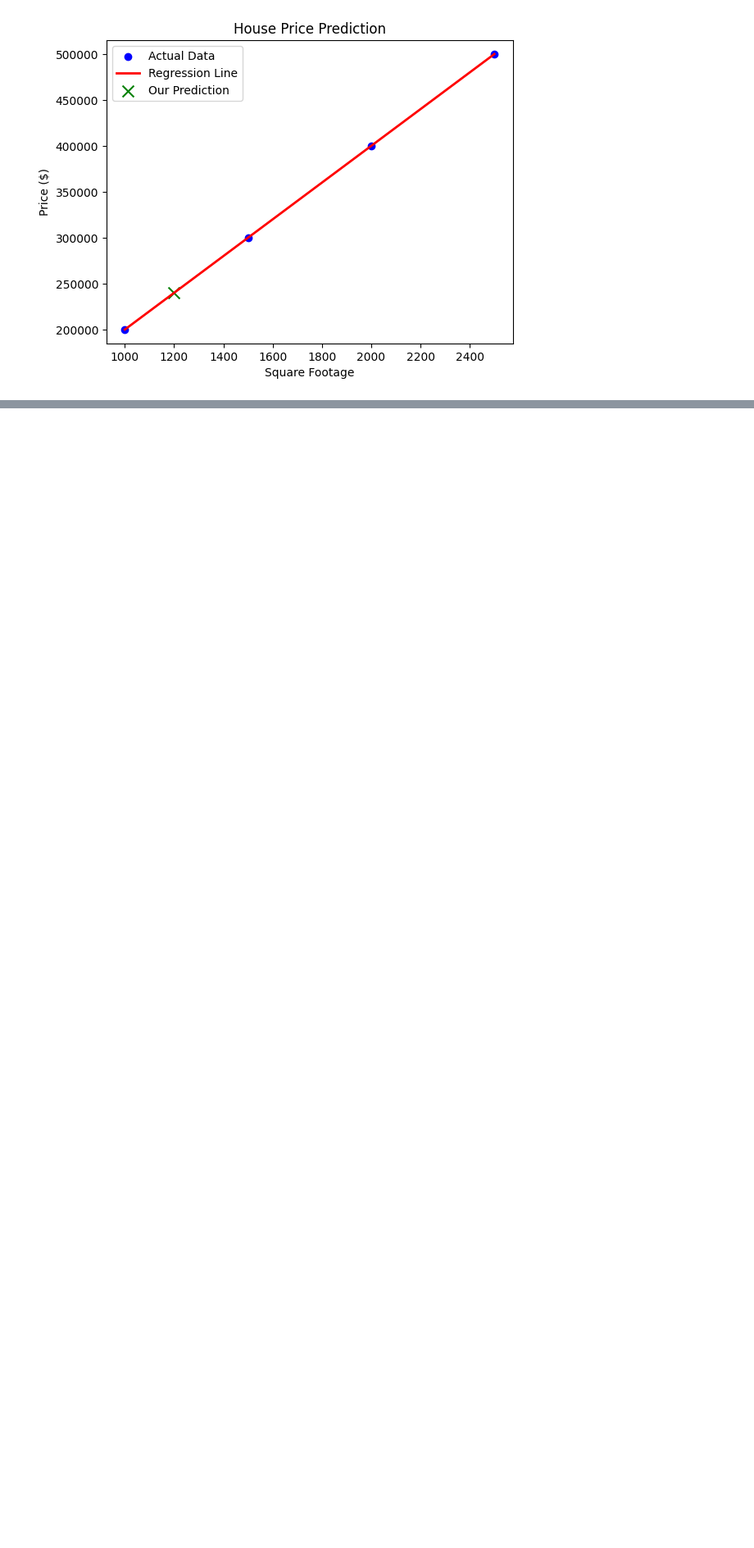
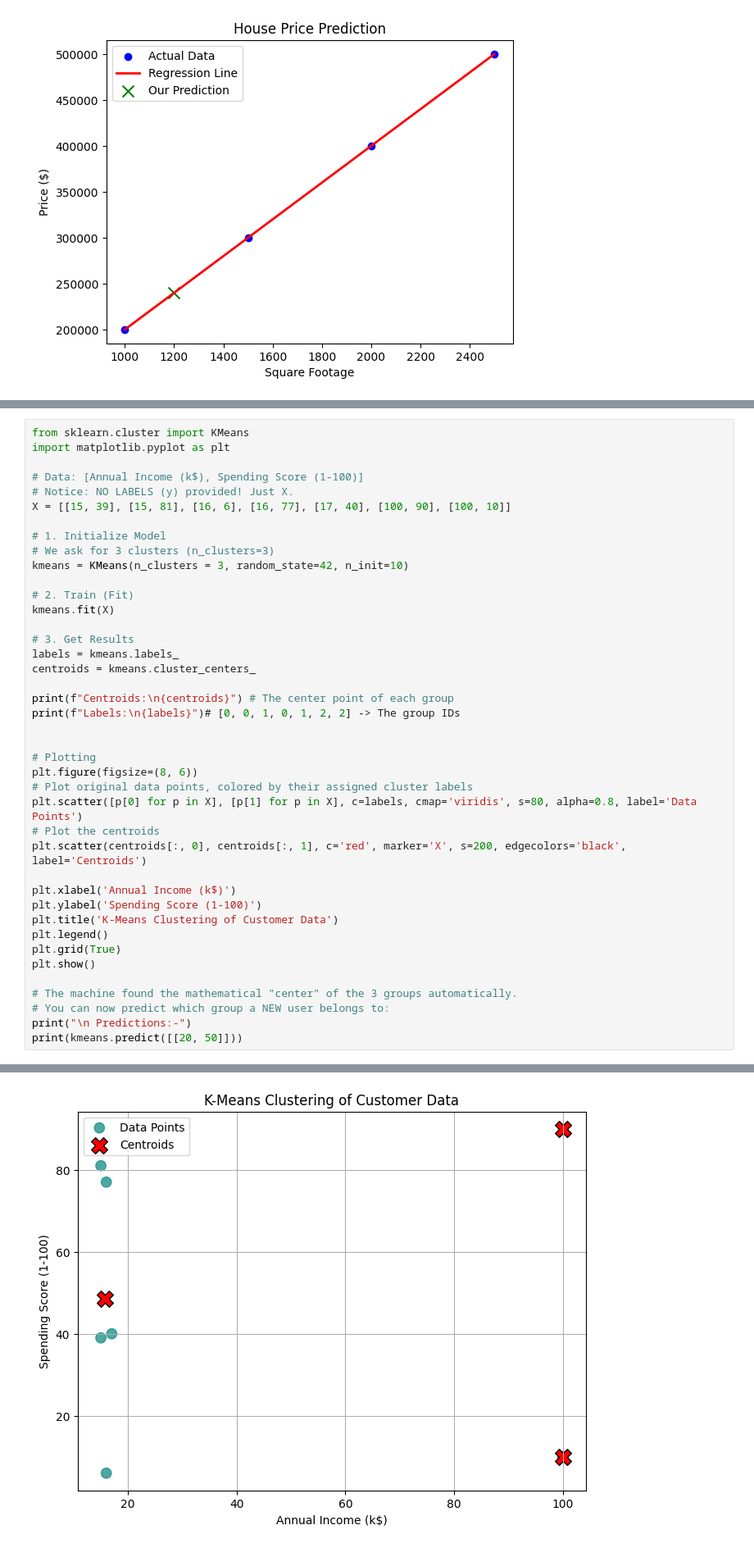
Before and after one commit to Aerospace-prog/ML-Engineer-Notes, a Jupyter notebook: ML_Engineer_Roadmap_Notes.ipynb, the cells around one changed output, grey strips where cells are left out. Shown at 82% size. Cells and saved outputs as stored; diff of their text form; blank space fills up the shorter version.

```diff
--- a/ML_Engineer_Roadmap_Notes.ipynb
+++ b/ML_Engineer_Roadmap_Notes.ipynb
@@ -204,0 +318,42 @@ plt.show()
+# %%
+from sklearn.cluster import KMeans
+import matplotlib.pyplot as plt
+
+# Data: [Annual Income (k$), Spending Score (1-100)]
+# Notice: NO LABELS (y) provided! Just X.
+X = [[15, 39], [15, 81], [16, 6], [16, 77], [17, 40], [100, 90], [100, 10]]
+
+# 1. Initialize Model
+# We ask for 3 clusters (n_clusters=3)
+kmeans = KMeans(n_clusters = 3, random_state=42, n_init=10)
+
+# 2. Train (Fit)
+kmeans.fit(X)
+
+# 3. Get Results
+labels = kmeans.labels_
+centroids = kmeans.cluster_centers_
+
+print(f"Centroids:\n{centroids}") # The center point of each group
+print(f"Labels:\n{labels}")# [0, 0, 1, 0, 1, 2, 2] -> The group IDs
+
+
+# Plotting
+plt.figure(figsize=(8, 6))
+# Plot original data points, colored by their assigned cluster labels
+plt.scatter([p[0] for p in X], [p[1] for p in X], c=labels, cmap='viridis', s=80, alpha=0.8, label='Data Points')
+# Plot the centroids
+plt.scatter(centroids[:, 0], centroids[:, 1], c='red', marker='X', s=200, edgecolors='black', label='Centroids')
+
+plt.xlabel('Annual Income (k$)')
+plt.ylabel('Spending Score (1-100)')
+plt.title('K-Means Clustering of Customer Data')
+plt.legend()
+plt.grid(True)
+plt.show()
+
+# The machine found the mathematical "center" of the 3 groups automatically.
+# You can now predict which group a NEW user belongs to:
+print("\n Predictions:-")
+print(kmeans.predict([[20, 50]]))
+# %% [output]
@@ -204,0 +366 @@ plt.show()
+[figure, added]
```
Also changed, not shown: parts of 11 cells of this notebook.
